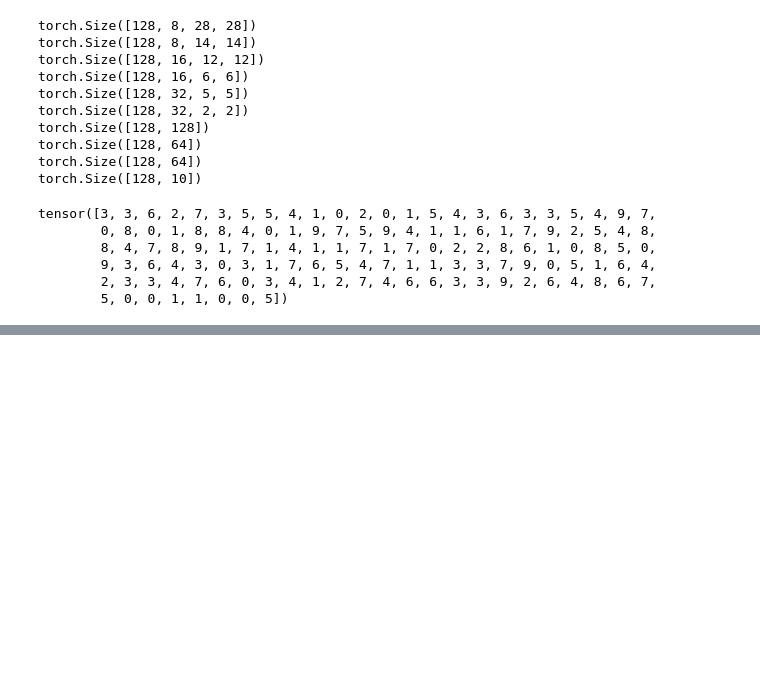
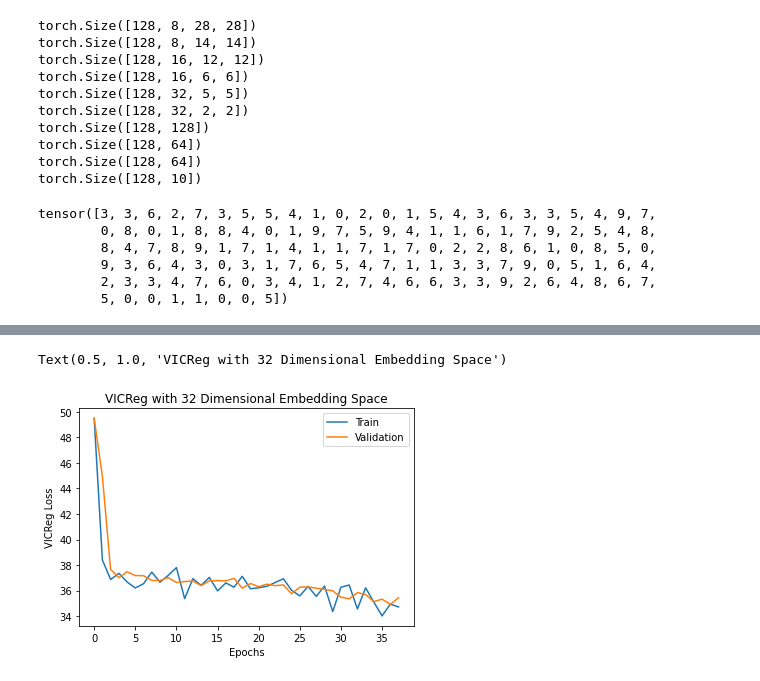
Before and after one commit to cpareja3025/VICReg_project, a Jupyter notebook: notebooks/VICReg.ipynb, the cells around one changed output, grey strips where cells are left out. Drawn from its saved outputs; the diff is of its cells as text; code cells hidden in the pictures; blank space fills up the shorter version.

```diff
--- a/notebooks/VICReg.ipynb
+++ b/notebooks/VICReg.ipynb
@@ -690 +690,16 @@ Text(0.5, 1.0, 'VICReg Model with Classification Task')
+# %%
+df = pd.read_csv("/Users/cpare/repos/VICReg_project/csv's/VICReg_metrics_64_space.csv")
+epochs = np.array(df.iloc[:,0])
+train_loss = np.array(df.iloc[:,1])
+val_loss = np.array(df.iloc[:,2])
+
+plt.plot(epochs, train_loss, label = "Train")
+plt.plot(epochs, val_loss, label = "Validation")
+plt.xlabel("Epochs")
+plt.ylabel("VICReg Loss")
+plt.legend()
+plt.title("VICReg with 32 Dimensional Embedding Space")
+# %% [output]
+Text(0.5, 1.0, 'VICReg with 32 Dimensional Embedding Space')
+[figure, added]
 # %%
```
Also changed, not shown: parts of 4 cells of this notebook, 1 other file.
